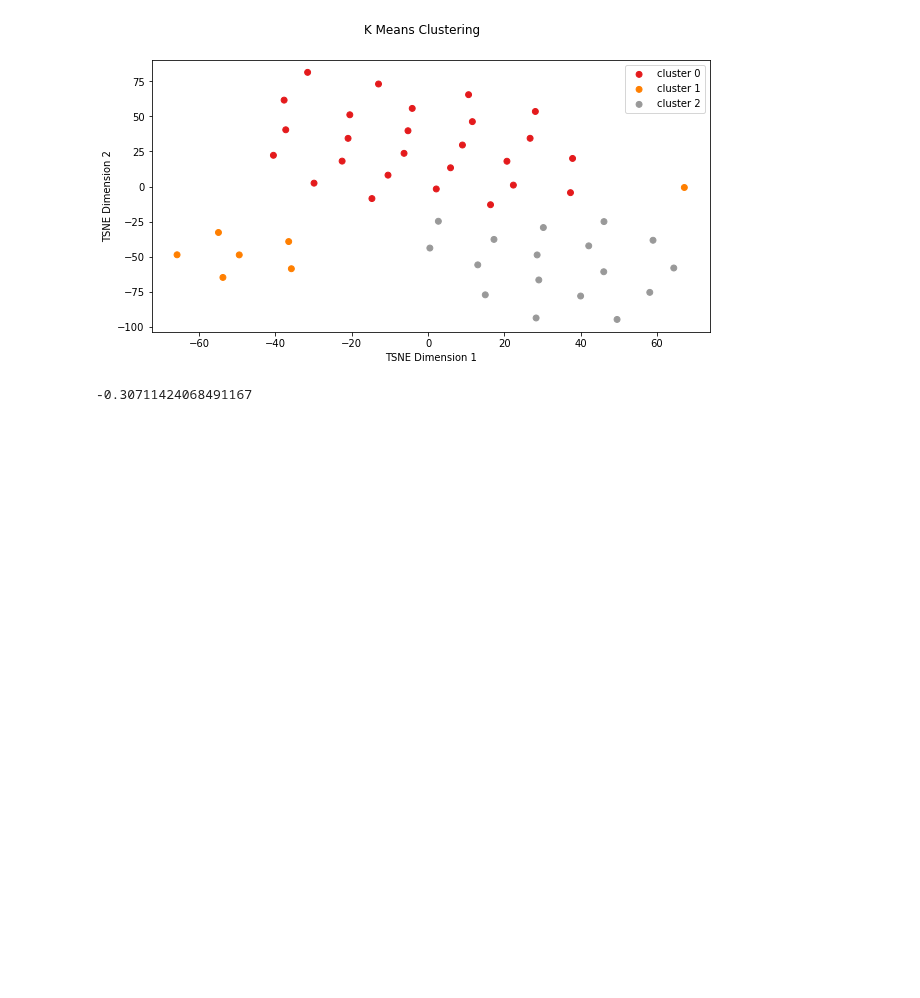
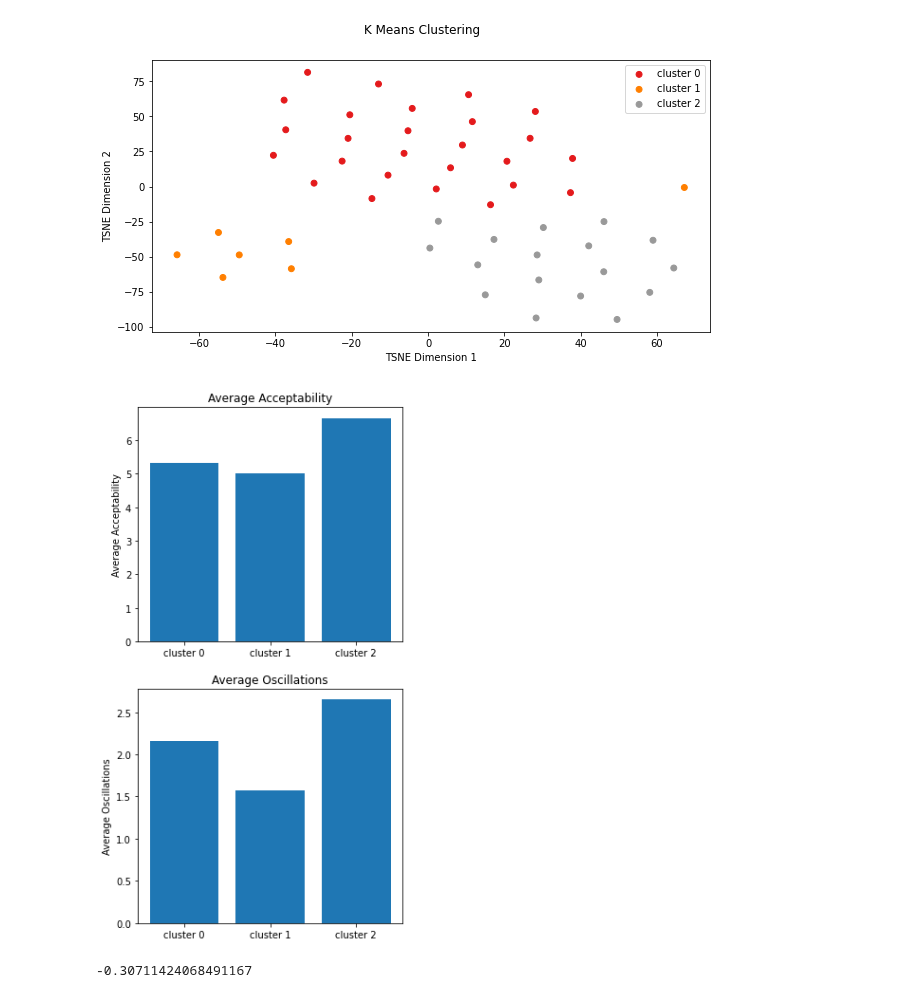
Before and after one commit to HighSpeeds/ECE3, a Jupyter notebook: CarLab/Report/dataProcessorTry2.ipynb, the cells around one changed output. Saved outputs shown, nothing was run; the diff lists cells and outputs as text; code cells hidden in the pictures; blank space fills up the shorter version.

```diff
--- a/CarLab/Report/dataProcessorTry2.ipynb
+++ b/CarLab/Report/dataProcessorTry2.ipynb
@@ -113,12 +113,16 @@ Predicted_clusters=KMeans(n_clusters=3).fit_predict(X)
 
 fig,axs=plt.subplots(1,1,figsize=(10,5))
 cm=plt.get_cmap('Set1')
+Average_Oscillations=[]
+Average_Acceptability=[]
 for i in np.unique(Predicted_clusters):
     pos=plt.scatter(X_transformed[Predicted_clusters==i,0],
                 X_transformed[Predicted_clusters==i,1],
                 c=[i]*np.sum(Predicted_clusters==i),
                 vmin=0, vmax=max(Predicted_clusters), s=35, cmap=cm,
                 label=f"cluster {i}")
+    Average_Oscillations.append(df["Oscillations"].iloc[Predicted_clusters==i].mean())
+    Average_Acceptability.append(df["Acceptability"].iloc[Predicted_clusters==i].mean())
 plt.xlabel('TSNE Dimension 1')
 plt.ylabel('TSNE Dimension 2')
 plt.legend()
@@ -126,6 +130,19 @@ fig.suptitle("K Means Clustering")
 plt.savefig("KpKiAllTSNEKMeans.png")
 # %% [output]
 [figure]
+# %%
+fig,axs=plt.subplots(2,1,figsize=(5,10))
+plt.sca(axs[0])
+plt.bar([f"cluster {i}" for i in range(3)],Average_Acceptability)
+plt.ylabel("Average Acceptability")
+plt.title("Average Acceptability")
+plt.sca(axs[1])
+plt.bar([f"cluster {i}" for i in range(3)],Average_Oscillations)
+plt.ylabel("Average Oscillations")
+plt.title("Average Oscillations")
+plt.savefig("KpKiAllTSNEKMeansAverage.png")
+# %% [output]
+[figure, added]
 # %%
 indexs=np.arange(len(df))
 np.random.shuffle(indexs)
```
Also changed, not shown: parts of 3 cells of this notebook, 10 other files.
